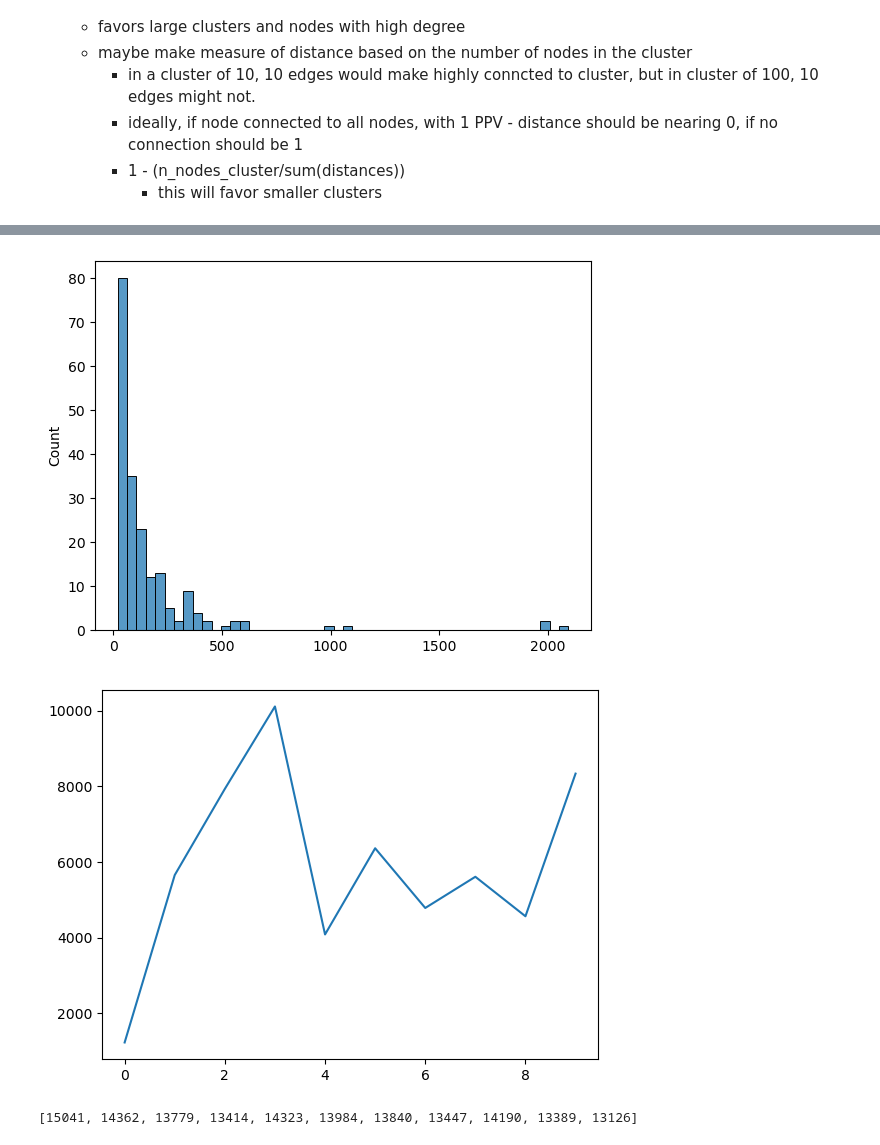
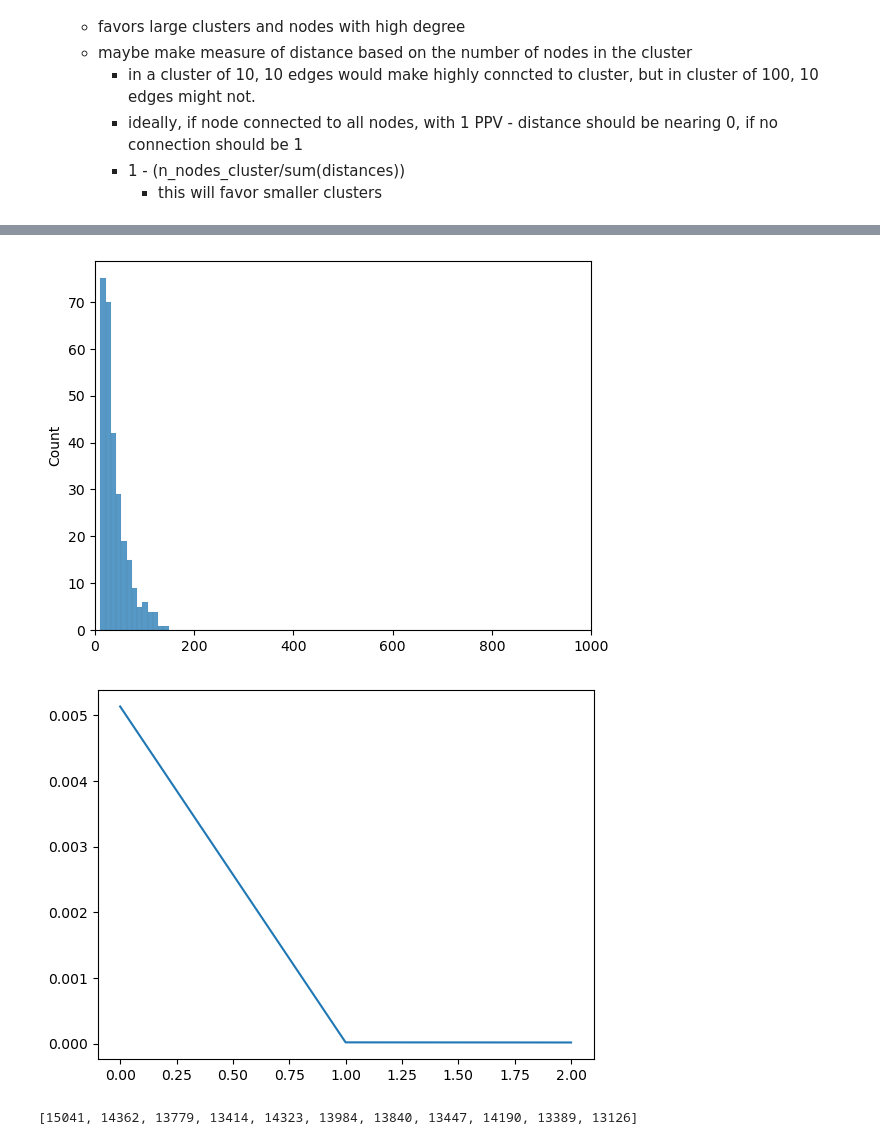
Before and after one commit to ViHoller/regulomeClustering, a Jupyter notebook: regulome_clustering_c_means.ipynb, the cells around one changed output, grey strips where cells are left out. Saved outputs shown, nothing was run; the diff lists cells and outputs as text; code cells hidden in the pictures.

```diff
--- a/regulome_clustering_c_means.ipynb
+++ b/regulome_clustering_c_means.ipynb
@@ -57,7 +58,7 @@ def leiden_clustering(graph, res, b, n_iter):
                             n_iterations=n_iter)
 
 leiden_clusters = leiden_clustering(regulome_graph, 4, 0.1, 10)
-clusters_dict = {n:set(regulome_graph.vs[node]['name'] for node in cluster) for (n, cluster) in enumerate(leiden_clusters)}
+clusters_dict = {n:set(regulome_graph.vs[node]['name'] for node in cluster) for (n, cluster) in enumerate(leiden_clusters) if len(cluster) > 10}
 # %%
 fig = sns.histplot(leiden_clusters.sizes(), binwidth=1)
 fig.set_title("Cluster size distribution of Leiden clusters")
@@ -71,5 +72,5 @@ fig.set_xlim([0, 20])
 with open(path+'path_lengths_dict.gz', 'rb') as file:
     path_lengths_dict = load(file, compression='infer')
 # %%
-results = network_c_means(regulome_graph, deepcopy(clusters_dict), 1.2, n_iter=10, optimize=True, percentile=99, distance_measure='edge_rate', path_lengths=None)
+results = network_c_means(regulome_graph, deepcopy(clusters_dict), 2, n_iter=1, optimize=True, t=0.01, distance_measure='edge_rate', path_lengths=None)
 # %% [output]
@@ -96,15 +101,15 @@ Updating Clusters: percentile 99
 # %%
 import matplotlib.pyplot as plt
 
 fig = sns.histplot([len(cluster) for cluster in results[0][1].values()])
-# fig.set_xlim([0, 500])
+fig.set_xlim([0, 1000])
 plt.show()
 
 sns.lineplot(results[1])
 plt.show()
 # %% [output]
-[figure, old version]
+[figure, new version]
-[figure, old version]
+[figure, new version]
 # %%
 cluster_proteins = set()
 
```
Also changed, not shown: parts of 5 cells of this notebook, 1 other file.
